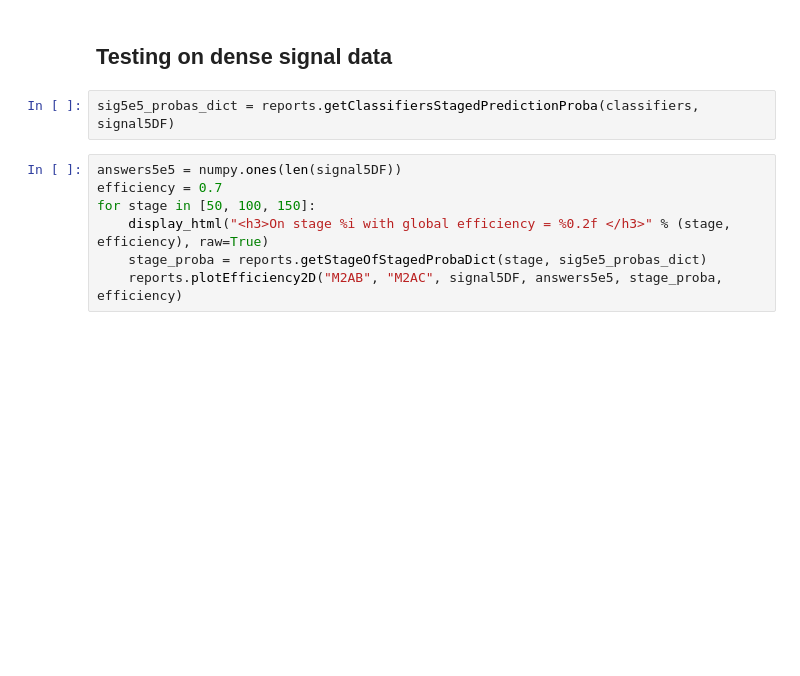
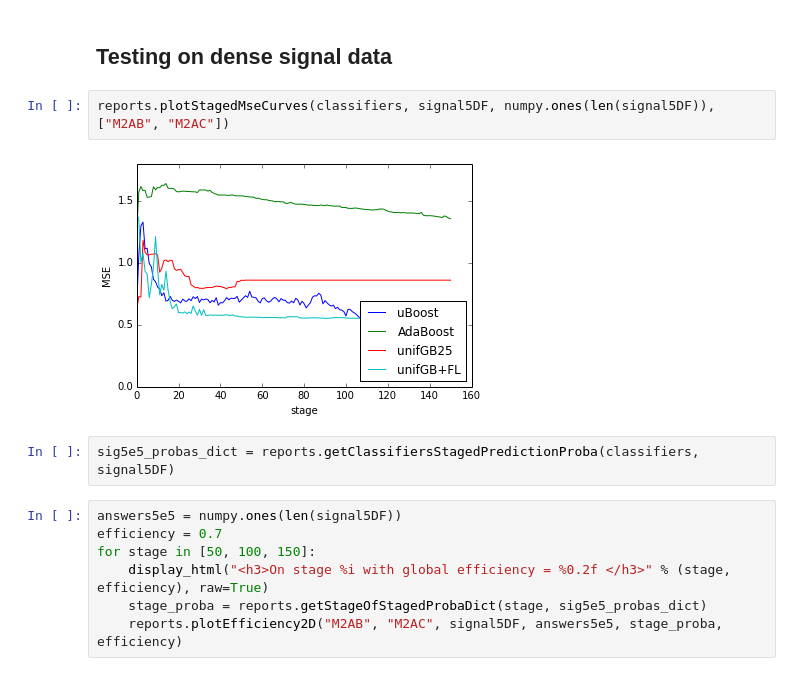
Before and after one commit to anaderi/lhcb_trigger_ml, a Jupyter notebook: IPythonWorkflow/DalitzDemo.ipynb, the cells around one changed output. Cells and saved outputs as stored; diff of their text form; blank space fills up the shorter version.

```diff
--- a/IPythonWorkflow/DalitzDemo.ipynb
+++ b/IPythonWorkflow/DalitzDemo.ipynb
@@ -125,5 +122,9 @@ reports.plotRocCurves(testY, reports.getStageOfStagedProbaDict(150, staged_proba
 # %% [markdown]
 ## Testing on dense signal data
+# %%
+reports.plotStagedMseCurves(classifiers, signal5DF, numpy.ones(len(signal5DF)), ["M2AB", "M2AC"])
+# %% [output]
+[figure, added]
 # %%
 sig5e5_probas_dict = reports.getClassifiersStagedPredictionProba(classifiers, signal5DF)
 # %%
```
Also changed, not shown: parts of 8 cells of this notebook, 3 other files.
